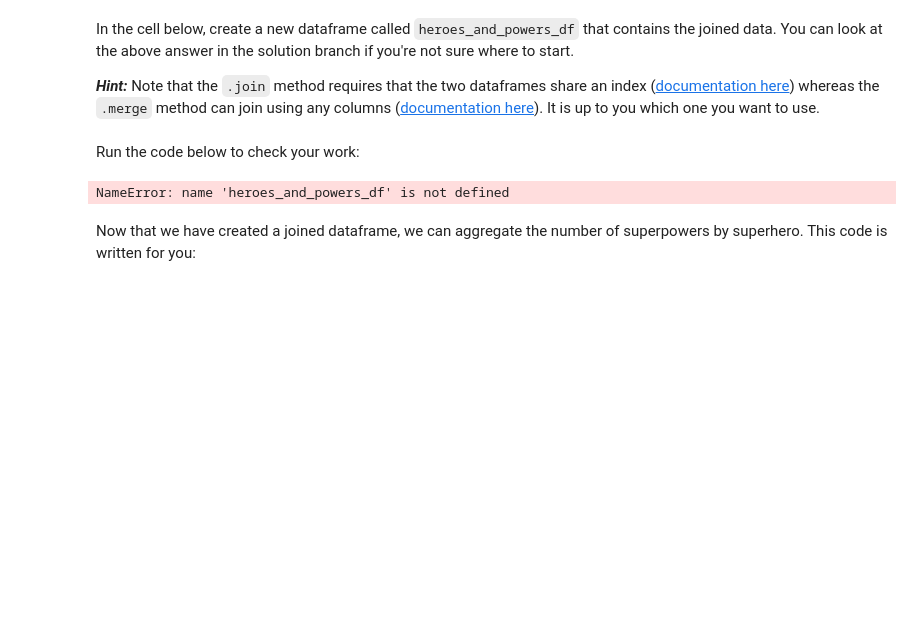
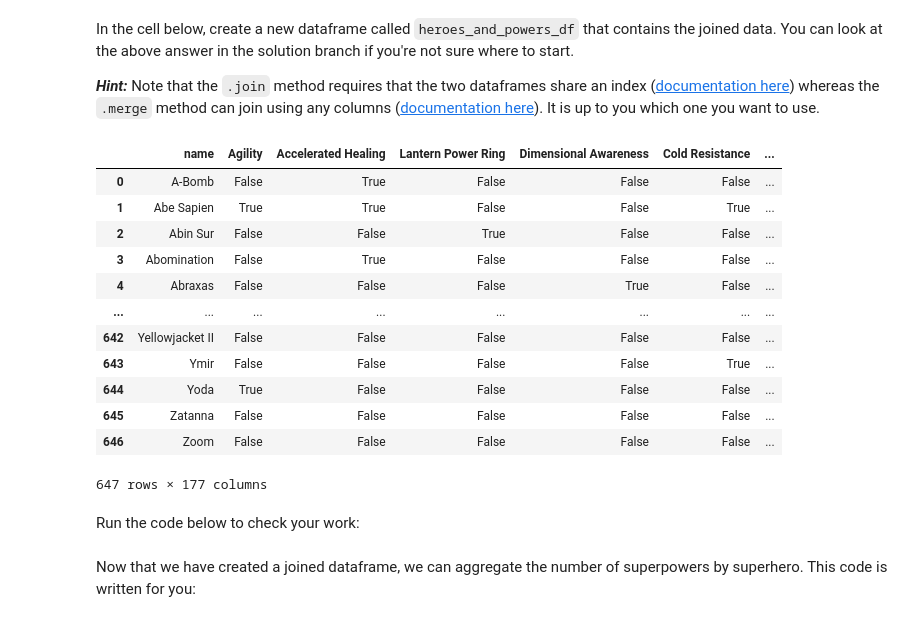
Before and after one commit to Trevor334/dsc-pandas-data-cleaning-lab, a Jupyter notebook: index.ipynb, the cells around one changed output. Cells and saved outputs as stored; diff of their text form; code cells hidden in the pictures; blank space fills up the shorter version.

```diff
--- a/index.ipynb
+++ b/index.ipynb
@@ -446,6 +447,29 @@ In the cell below, create a new dataframe called `heroes_and_powers_df` that con
 ***Hint:*** Note that the `.join` method requires that the two dataframes share an index ([documentation here](https://pandas.pydata.org/pandas-docs/stable/reference/api/pandas.DataFrame.join.html)) whereas the `.merge` method can join using any columns ([documentation here](https://pandas.pydata.org/pandas-docs/stable/reference/api/pandas.DataFrame.merge.html)). It is up to you which one you want to use.
 # %%
 # Your code here (create more cells as needed)
+powers_df2 = powers_df.T
+# %%
+powers_df2.reset_index(inplace=True)
+# %%
+powers_df2.rename(columns={'index': 'name'}, inplace=True)
+# %%
+heroes_and_powers_df = powers_df2.merge(heroes_df, on='name', how='inner')
+# %%
+heroes_and_powers_df
+# %% [output]
+|  | name | Agility | Accelerated Healing | Lantern Power Ring | Dimensional Awareness | Cold Resistance | ... |
+| 0 | A-Bomb | False | True | False | False | False | ... |
+| 1 | Abe Sapien | True | True | False | False | True | ... |
+| 2 | Abin Sur | False | False | True | False | False | ... |
+| 3 | Abomination | False | True | False | False | False | ... |
+| 4 | Abraxas | False | False | False | True | False | ... |
+| ... | ... | ... | ... | ... | ... | ... | ... |
+| 642 | Yellowjacket II | False | False | False | False | False | ... |
+| 643 | Ymir | False | False | False | False | True | ... |
+| 644 | Yoda | True | False | False | False | False | ... |
+| 645 | Zatanna | False | False | False | False | False | ... |
+| 646 | Zoom | False | False | False | False | False | ... |
+647 rows × 177 columns
 # %% [markdown]
 Run the code below to check your work:
 # %%
@@ -466,8 +490,6 @@ assert [power in heroes_and_powers_df.columns for power in powers_df.index]
 # modify this as well. We are checking that all of the attribute columns from
 # heroes_df are present as columns in the joined df)
 assert [attribute in heroes_and_powers_df.columns for attribute in heroes_df.columns]
-# %% [output]
-NameError: name 'heroes_and_powers_df' is not defined
 # %% [markdown]
 Now that we have created a joined dataframe, we can aggregate the number of superpowers by superhero. This code is written for you:
 # %%
```
Also changed, not shown: parts of 28 cells of this notebook.
